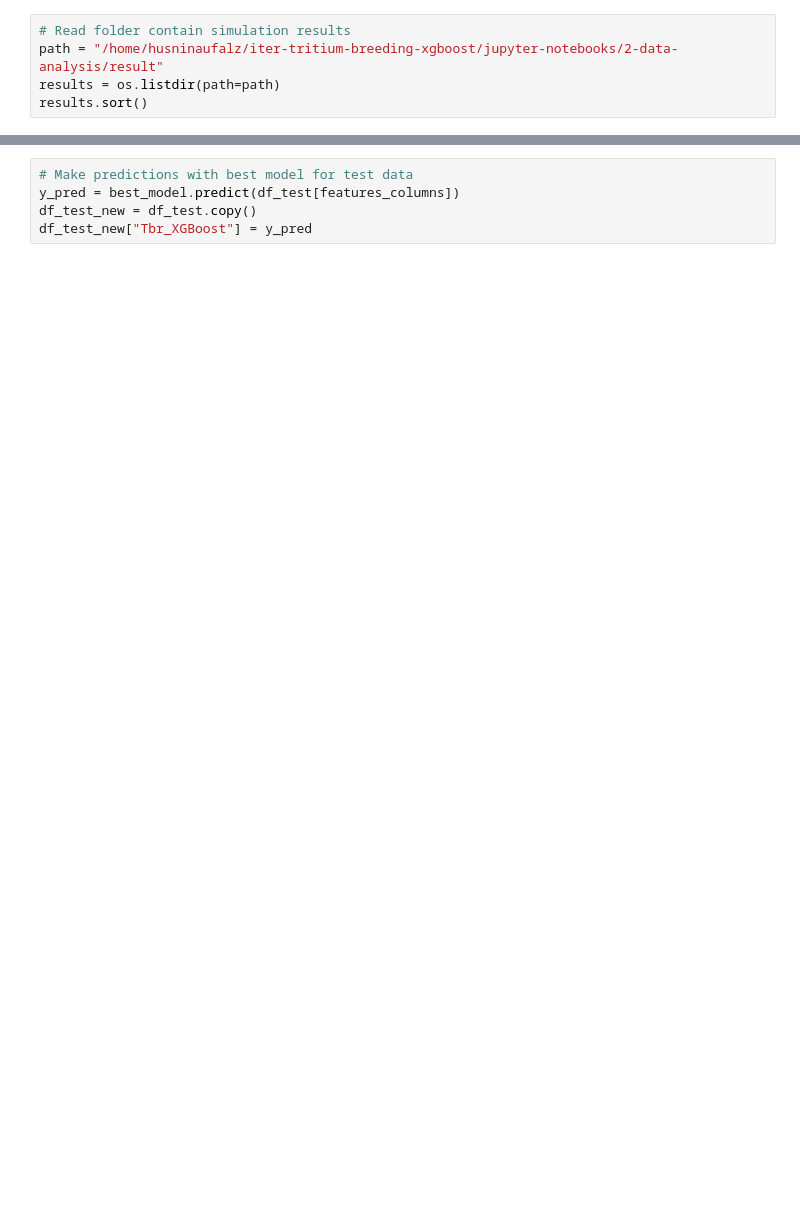
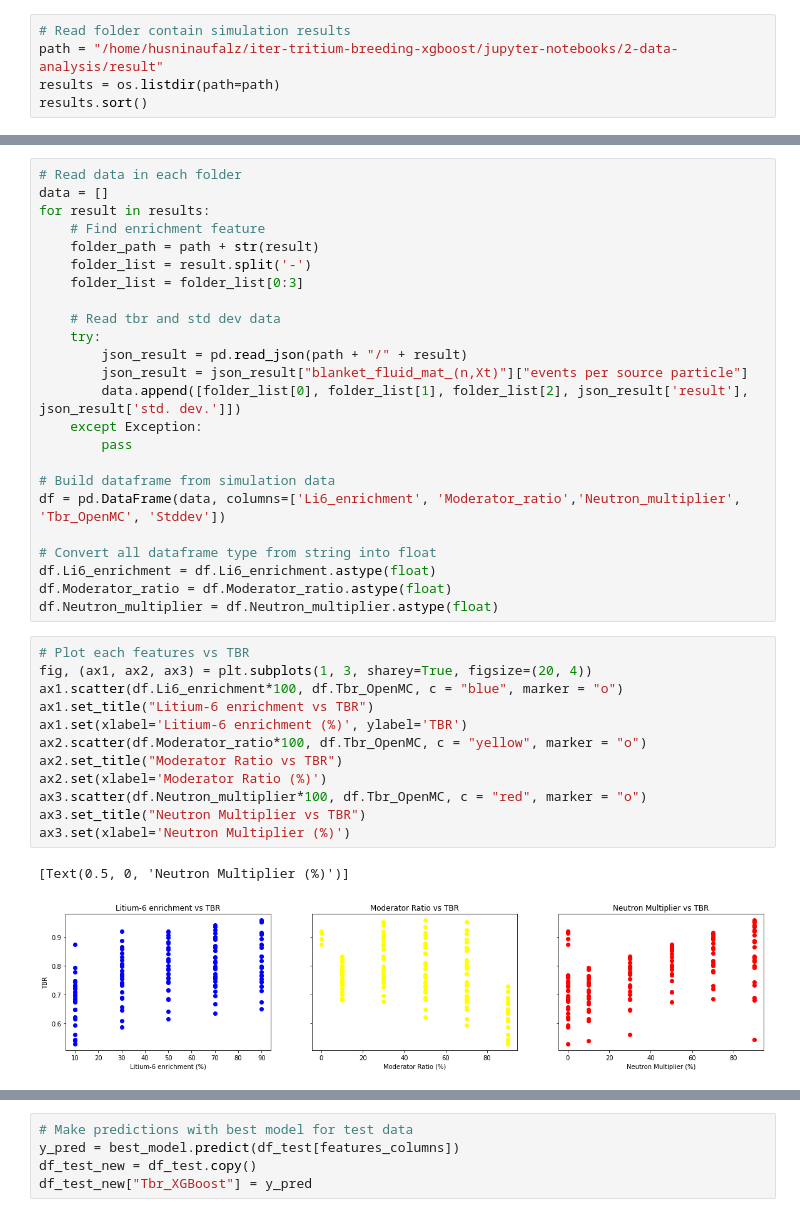
Before and after one commit to husni-zuhdi/husni-undergrad-thesis, a Jupyter notebook: jupyter-notebooks/2-data-analysis/2_Data_Analysis.ipynb, the cells around one changed output, grey strips where cells are left out. Cells and saved outputs as stored; diff of their text form; blank space fills up the shorter version.

Commit message:
Update Calculate TBR, k, and data analysis notebooks

```diff
--- a/jupyter-notebooks/2-data-analysis/2_Data_Analysis.ipynb
+++ b/jupyter-notebooks/2-data-analysis/2_Data_Analysis.ipynb
@@ -250,0 +80,39 @@ GridSearchCV(estimator=XGBRegressor(base_score=None, booster=None,
+# %%
+# Read data in each folder
+data = []
+for result in results:
+    # Find enrichment feature
+    folder_path = path + str(result)
+    folder_list = result.split('-')
+    folder_list = folder_list[0:3]
+
+    # Read tbr and std dev data
+    try:
+        json_result = pd.read_json(path + "/" + result)
+        json_result = json_result["blanket_fluid_mat_(n,Xt)"]["events per source particle"]
+        data.append([folder_list[0], folder_list[1], folder_list[2], json_result['result'], json_result['std. dev.']])
+    except Exception:
+        pass
+
+# Build dataframe from simulation data
+df = pd.DataFrame(data, columns=['Li6_enrichment', 'Moderator_ratio','Neutron_multiplier', 'Tbr_OpenMC', 'Stddev'])
+
+# Convert all dataframe type from string into float
+df.Li6_enrichment = df.Li6_enrichment.astype(float)
+df.Moderator_ratio = df.Moderator_ratio.astype(float)
+df.Neutron_multiplier = df.Neutron_multiplier.astype(float)
+# %%
+# Plot each features vs TBR
+fig, (ax1, ax2, ax3) = plt.subplots(1, 3, sharey=True, figsize=(20, 4))
+ax1.scatter(df.Li6_enrichment*100, df.Tbr_OpenMC, c = "blue", marker = "o")
+ax1.set_title("Litium-6 enrichment vs TBR")
+ax1.set(xlabel='Litium-6 enrichment (%)', ylabel='TBR')
+ax2.scatter(df.Moderator_ratio*100, df.Tbr_OpenMC, c = "yellow", marker = "o")
+ax2.set_title("Moderator Ratio vs TBR")
+ax2.set(xlabel='Moderator Ratio (%)')
+ax3.scatter(df.Neutron_multiplier*100, df.Tbr_OpenMC, c = "red", marker = "o")
+ax3.set_title("Neutron Multiplier vs TBR")
+ax3.set(xlabel='Neutron Multiplier (%)')
+# %% [output]
+[Text(0.5, 0, 'Neutron Multiplier (%)')]
+[figure, added]
```
Also changed, not shown: parts of 75 cells of this notebook, 5 other files.
